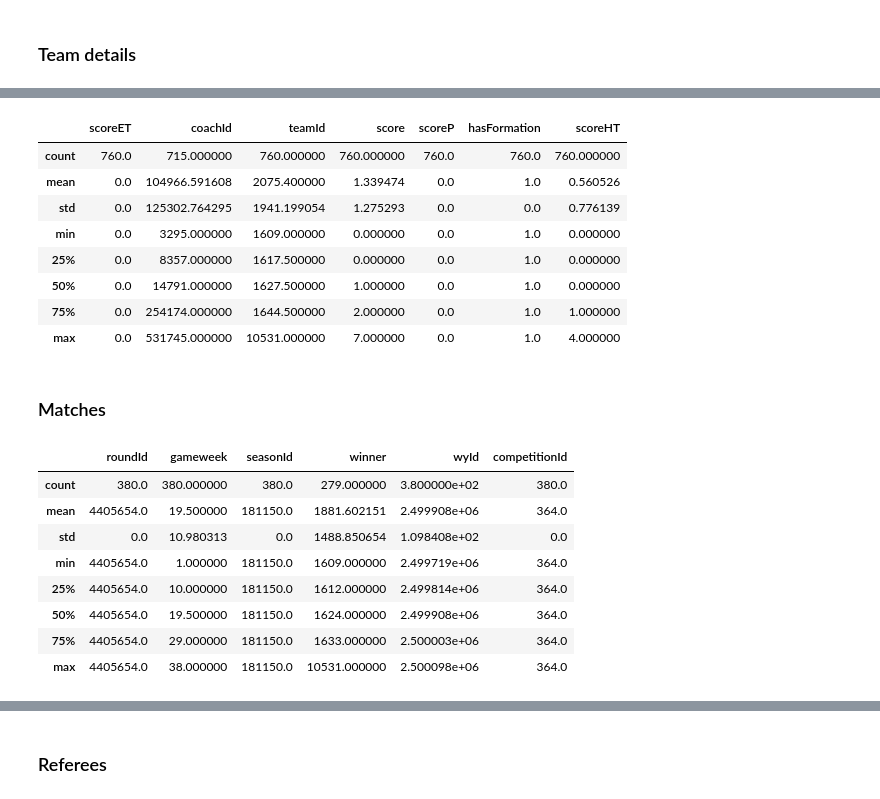
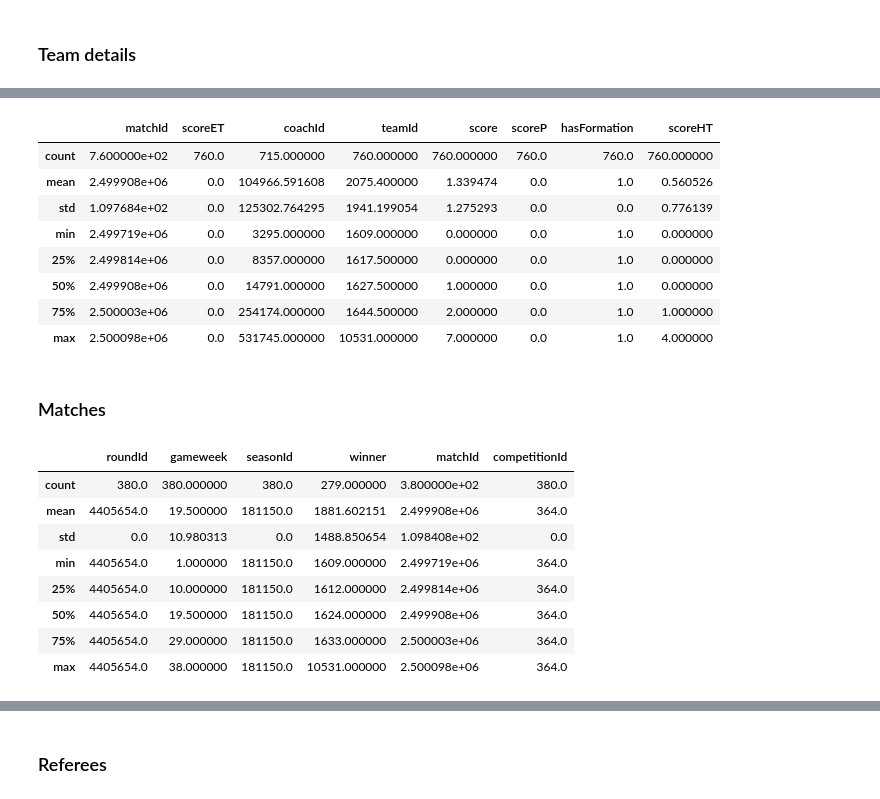
Before and after one commit to dilancroos/data_science_project, a Jupyter notebook: main.ipynb, the cells around one changed output, grey strips where cells are left out. Drawn from its saved outputs; the diff is of its cells as text; code cells hidden in the pictures.

```diff
--- a/main.ipynb
+++ b/main.ipynb
@@ -43,7 +43,7 @@ for match in data:
 
         teamGameStats = matchTeamsData[team]                                    # get the stats for each team in the match
         teamList = list(teamGameStats.values())                                 # get the values for each teams stats in the match and convert to list
-        teamList.insert(0, f"{match['wyId']}")                                  # insert the match id at the beginning of the list
+        teamList.insert(0, match['wyId'])                                  # insert the match id at the beginning of the list
         allTeams.append(teamList)
 
         if teamGameStats['hasFormation'] == True:
@@ -142,10 +142,10 @@ subs_df.describe()
 # %% [markdown]
 ### Team details
 # %%
-team_matchs_df = pd.DataFrame(allTeams)
-team_matchs_df.drop([8], axis=1, inplace=True)
-team_matchs_df.rename(columns={0: 'matchId', 1: 'scoreET', 2: 'coachId', 3: 'side', 4: 'teamId', 5: 'score', 6: 'scoreP', 7: 'hasFormation', 9: 'scoreHT'}, inplace=True)
+team_df = pd.DataFrame(allTeams)
+team_df.drop([8], axis=1, inplace=True)
+team_df.rename(columns={0: 'matchId', 1: 'scoreET', 2: 'coachId', 3: 'side', 4: 'teamId', 5: 'score', 6: 'scoreP', 7: 'hasFormation', 9: 'scoreHT'}, inplace=True)
 # Coach Id can not be 0, so we replace it with NaN
-team_matchs_df['coachId'] = team_matchs_df['coachId'].replace(0, np.nan)
-team_matchs_df.head()
+team_df['coachId'] = team_df['coachId'].replace(0, np.nan)
+team_df.head()
 # %% [output]
@@ -156,28 +166,29 @@ team_matchs_df.head()
 | 3 | 2500090 | 0 | NaN | away | 1627 | 0 | 0 | 1 | 0 |
 | 4 | 2500091 | 0 | 7845.0 | away | 1609 | 1 | 0 | 1 | 1 |
 # %%
-team_matchs_df.describe()
+team_df.describe()
 # %% [output]
-|  | scoreET | coachId | teamId | score | scoreP | hasFormation | scoreHT |
-| count | 760.0 | 715.000000 | 760.000000 | 760.000000 | 760.0 | 760.0 | 760.000000 |
-| mean | 0.0 | 104966.591608 | 2075.400000 | 1.339474 | 0.0 | 1.0 | 0.560526 |
-| std | 0.0 | 125302.764295 | 1941.199054 | 1.275293 | 0.0 | 0.0 | 0.776139 |
-| min | 0.0 | 3295.000000 | 1609.000000 | 0.000000 | 0.0 | 1.0 | 0.000000 |
-| 25% | 0.0 | 8357.000000 | 1617.500000 | 0.000000 | 0.0 | 1.0 | 0.000000 |
-| 50% | 0.0 | 14791.000000 | 1627.500000 | 1.000000 | 0.0 | 1.0 | 0.000000 |
-| 75% | 0.0 | 254174.000000 | 1644.500000 | 2.000000 | 0.0 | 1.0 | 1.000000 |
-| max | 0.0 | 531745.000000 | 10531.000000 | 7.000000 | 0.0 | 1.0 | 4.000000 |
+|  | matchId | scoreET | coachId | teamId | score | scoreP | hasFormation | scoreHT |
+| count | 7.600000e+02 | 760.0 | 715.000000 | 760.000000 | 760.000000 | 760.0 | 760.0 | 760.000000 |
+| mean | 2.499908e+06 | 0.0 | 104966.591608 | 2075.400000 | 1.339474 | 0.0 | 1.0 | 0.560526 |
+| std | 1.097684e+02 | 0.0 | 125302.764295 | 1941.199054 | 1.275293 | 0.0 | 0.0 | 0.776139 |
+| min | 2.499719e+06 | 0.0 | 3295.000000 | 1609.000000 | 0.000000 | 0.0 | 1.0 | 0.000000 |
+| 25% | 2.499814e+06 | 0.0 | 8357.000000 | 1617.500000 | 0.000000 | 0.0 | 1.0 | 0.000000 |
+| 50% | 2.499908e+06 | 0.0 | 14791.000000 | 1627.500000 | 1.000000 | 0.0 | 1.0 | 0.000000 |
+| 75% | 2.500003e+06 | 0.0 | 254174.000000 | 1644.500000 | 2.000000 | 0.0 | 1.0 | 1.000000 |
+| max | 2.500098e+06 | 0.0 | 531745.000000 | 10531.000000 | 7.000000 | 0.0 | 1.0 | 4.000000 |
 # %% [markdown]
 ### Matches
 # %%
 matches_df = pd.DataFrame(data)
 matches_df.drop(['teamsData'], axis=1, inplace=True)
 matches_df.drop(['referees'], axis=1, inplace=True)
+matches_df.rename(columns={'wyId': 'matchId'}, inplace=True)
 # winning team id can not be 0, so we replace it with NaN (draw)
 matches_df['winner'] = matches_df['winner'].replace(0, np.nan)
 matches_df.describe()
 # %% [output]
-|  | roundId | gameweek | seasonId | winner | wyId | competitionId |
+|  | roundId | gameweek | seasonId | winner | matchId | competitionId |
 | count | 380.0 | 380.000000 | 380.0 | 279.000000 | 3.800000e+02 | 380.0 |
 | mean | 4405654.0 | 19.500000 | 181150.0 | 1881.602151 | 2.499908e+06 | 364.0 |
 | std | 0.0 | 10.980313 | 0.0 | 1488.850654 | 1.098408e+02 | 0.0 |
```
Also changed, not shown: parts of 8 cells of this notebook.
